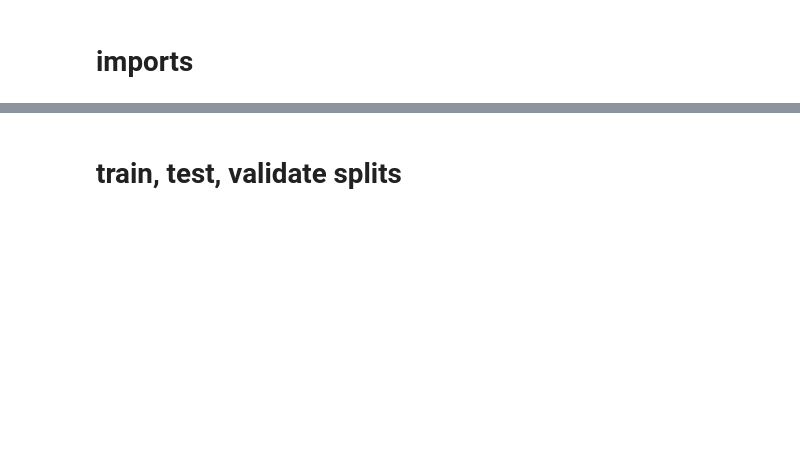
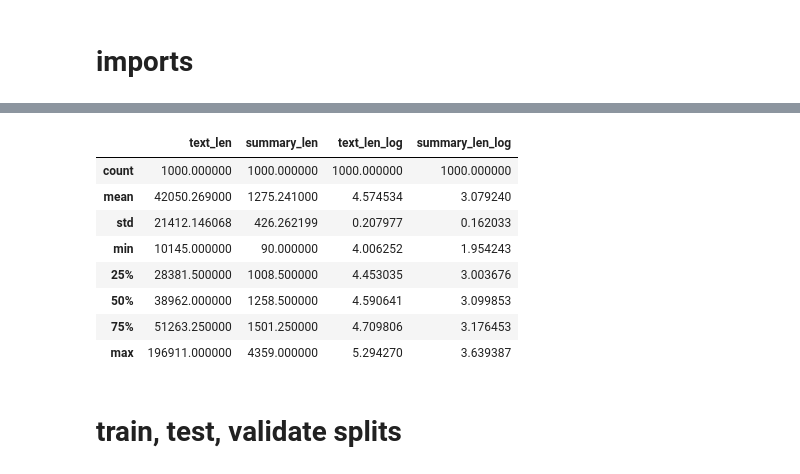
Before and after one commit to ideaguy3d/data-science-practice, a Jupyter notebook: driven-data/research-summarization.ipynb, the cells around one changed output, grey strips where cells are left out. Saved outputs shown, nothing was run; the diff lists cells and outputs as text; code cells hidden in the pictures; blank space fills up the shorter version.

```diff
--- a/driven-data/research-summarization.ipynb
+++ b/driven-data/research-summarization.ipynb
@@ -41,3 +99,15 @@ df
+# %%
+df.describe()
+# %% [output]
+|  | text_len | summary_len | text_len_log | summary_len_log |
+| count | 1000.000000 | 1000.000000 | 1000.000000 | 1000.000000 |
+| mean | 42050.269000 | 1275.241000 | 4.574534 | 3.079240 |
+| std | 21412.146068 | 426.262199 | 0.207977 | 0.162033 |
+| min | 10145.000000 | 90.000000 | 4.006252 | 1.954243 |
+| 25% | 28381.500000 | 1008.500000 | 4.453035 | 3.003676 |
+| 50% | 38962.000000 | 1258.500000 | 4.590641 | 3.099853 |
+| 75% | 51263.250000 | 1501.250000 | 4.709806 | 3.176453 |
+| max | 196911.000000 | 4359.000000 | 5.294270 | 3.639387 |
 # %% [markdown]
 # train, test, validate splits
 # %%
```
Also changed, not shown: parts of 32 cells of this notebook.
